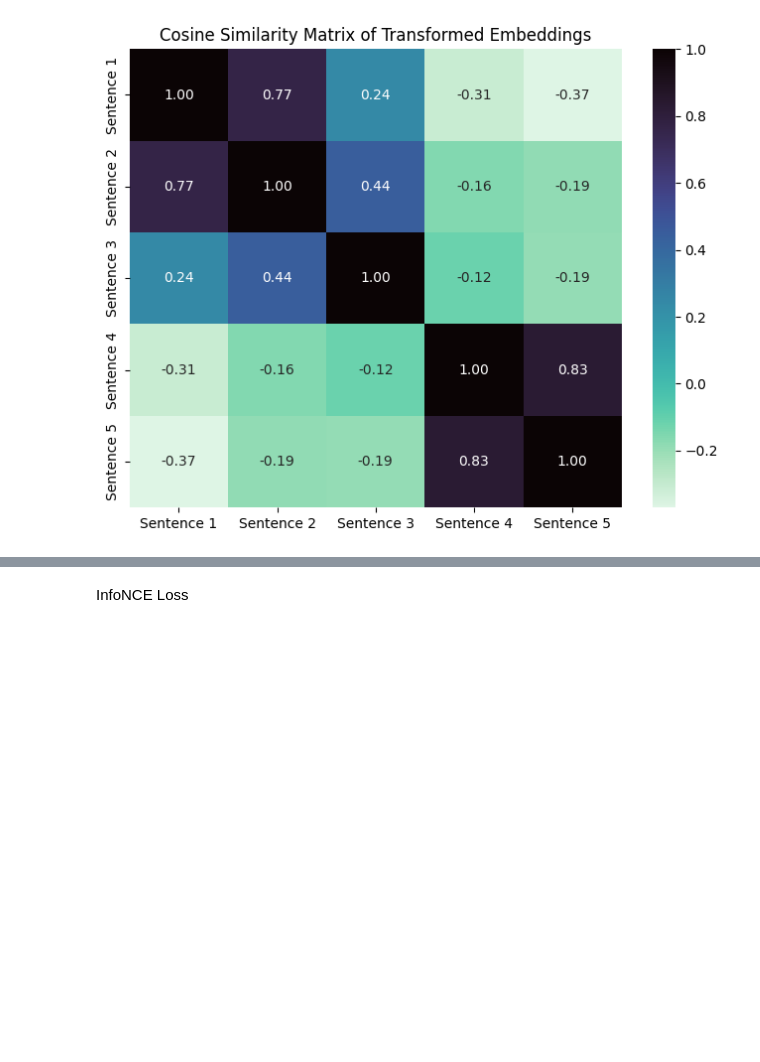
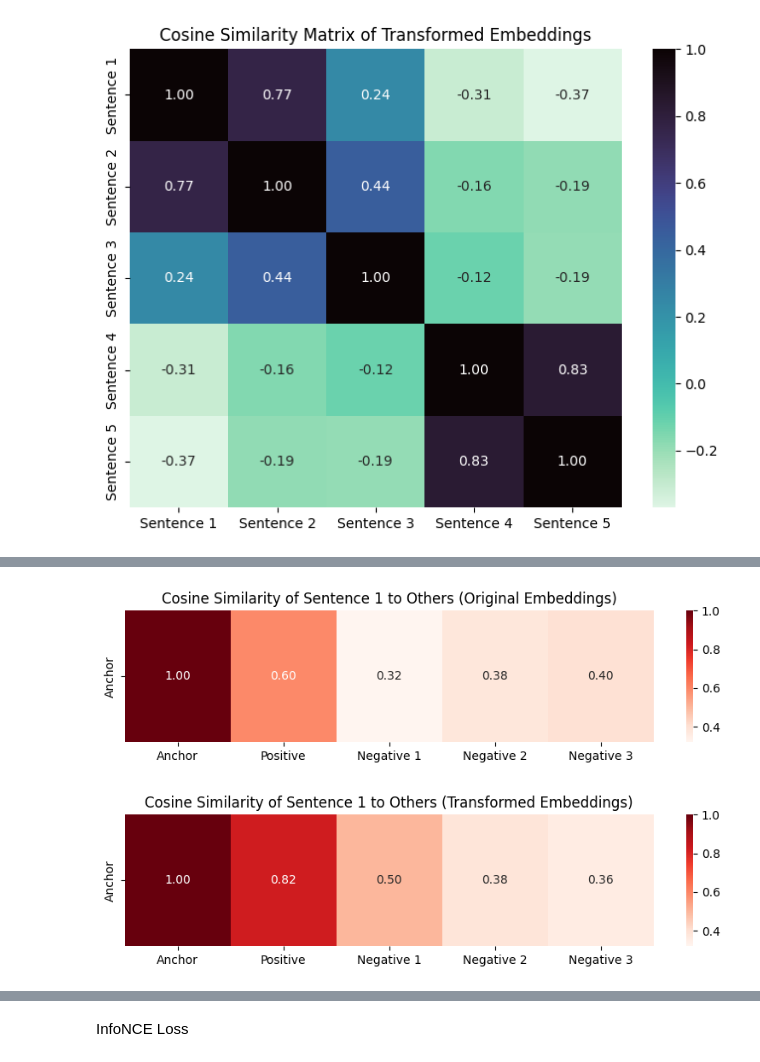
Before and after one commit to vivekvajipey/reasoning-topics, a Jupyter notebook: contrastive/cl_transform_analysis.ipynb, the cells around one changed output, grey strips where cells are left out. Saved outputs shown, nothing was run; the diff lists cells and outputs as text; code cells hidden in the pictures; blank space fills up the shorter version.

```diff
--- a/contrastive/cl_transform_analysis.ipynb
+++ b/contrastive/cl_transform_analysis.ipynb
@@ -142,0 +196,52 @@ NEGATIVE (Sentence 5):  Step 8: Solve the equation to find the value of x. $15 =
+# %%
+from sentence_transformers import SentenceTransformer
+import torch
+
+def plot_sim_matrix(new_sentences):
+    sent_transformer = SentenceTransformer('all-MiniLM-L6-v2')
+    original_embeddings = sent_transformer.encode(new_sentences, batch_size=32)
+    original_embeddings_tensor = torch.tensor(original_embeddings, dtype=torch.float).to(device)
+
+    # Assuming 'model' and 'device' are defined and initialized elsewhere
+    model.eval()
+
+    with torch.no_grad():
+        transformed_embeddings = model(original_embeddings_tensor).cpu().numpy()
+
+    # Calculate cosine similarity matrices
+    original_cos_sim_matrix = cosine_similarity(original_embeddings)
+    transformed_cos_sim_matrix = cosine_similarity(transformed_embeddings)
+
+    first_row_original_cos_sim = original_cos_sim_matrix[0, :].reshape(1, -1)
+    first_row_transformed_cos_sim = transformed_cos_sim_matrix[0, :].reshape(1, -1)
+
+    # Find global min and max for consistent color range in heatmaps
+    global_min = min(first_row_original_cos_sim.min(), first_row_transformed_cos_sim.min())
+    global_max = max(first_row_original_cos_sim.max(), first_row_transformed_cos_sim.max())
+
+    # Plotting the first row of original cosine similarity matrix
+    plt.figure(figsize=(10, 2))
+    sns.heatmap(first_row_original_cos_sim, annot=True, cmap="Reds", fmt=".2f",
+                vmin=global_min, vmax=global_max, # Use global min/max for color scale
+                # xticklabels=[f"Sentence {i+1}" for i in range(len(new_sentences))],
+                # yticklabels=["Sentence 1"])
+                xticklabels=["Anchor", "Positive", "Negative 1", "Negative 2", "Negative 3"],
+                yticklabels=["Anchor"])
+    plt.title('Cosine Similarity of Sentence 1 to Others (Original Embeddings)')
+    plt.show()
+
+    # Plotting the first row of transformed cosine similarity matrix
+    plt.figure(figsize=(10, 2))
+    sns.heatmap(first_row_transformed_cos_sim, annot=True, cmap="Reds", fmt=".2f",
+                vmin=global_min, vmax=global_max, # Use global min/max for color scale
+                # xticklabels=[f"Sentence {i+1}" for i in range(len(new_sentences))],
+                # yticklabels=["Sentence 1"])
+                xticklabels=["Anchor", "Positive", "Negative 1", "Negative 2", "Negative 3"],
+                yticklabels=["Anchor"])
+    plt.title('Cosine Similarity of Sentence 1 to Others (Transformed Embeddings)')
+    plt.show()
+
+plot_sim_matrix(new_sentences)
+# %% [output]
+[figure, added]
+[figure, added]
```
Also changed, not shown: parts of 23 cells of this notebook, 1 other file.
